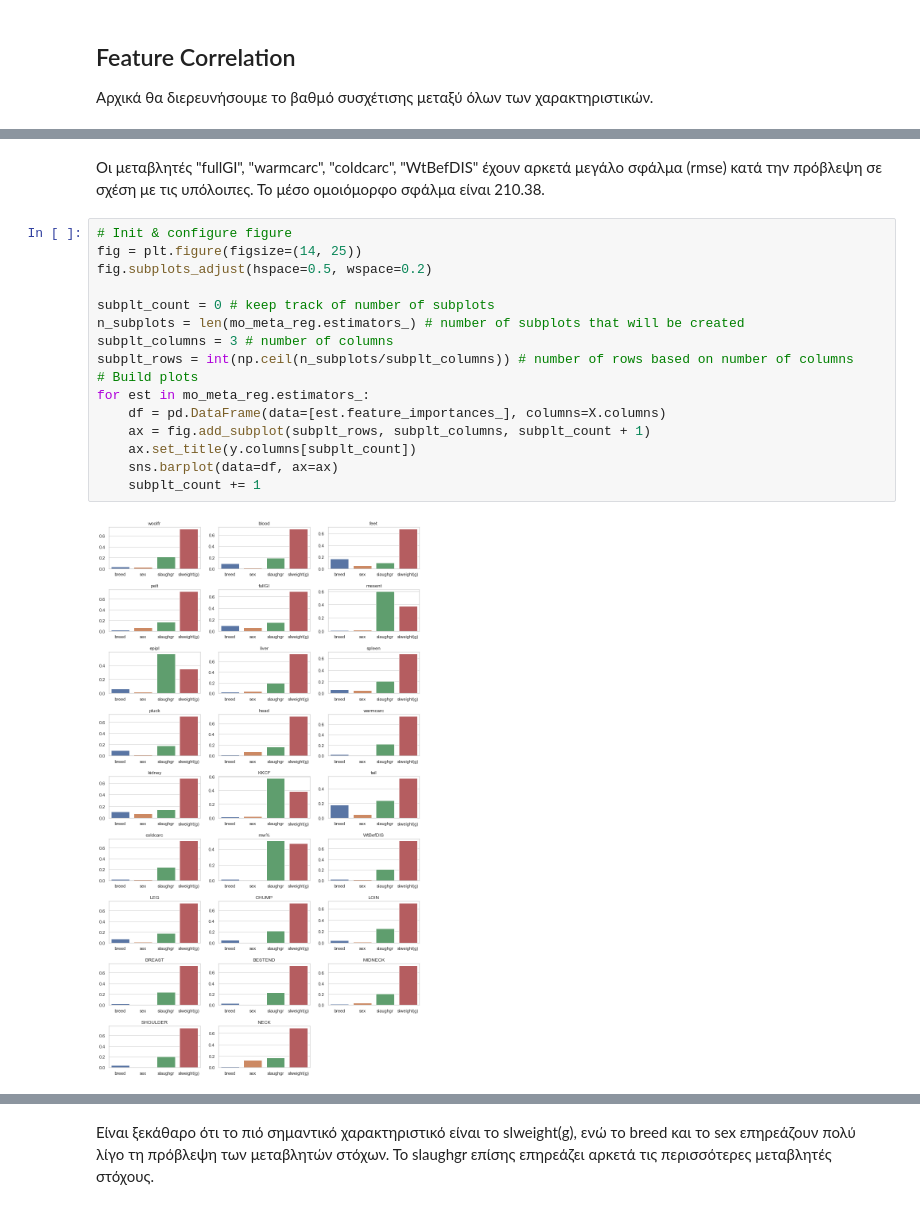
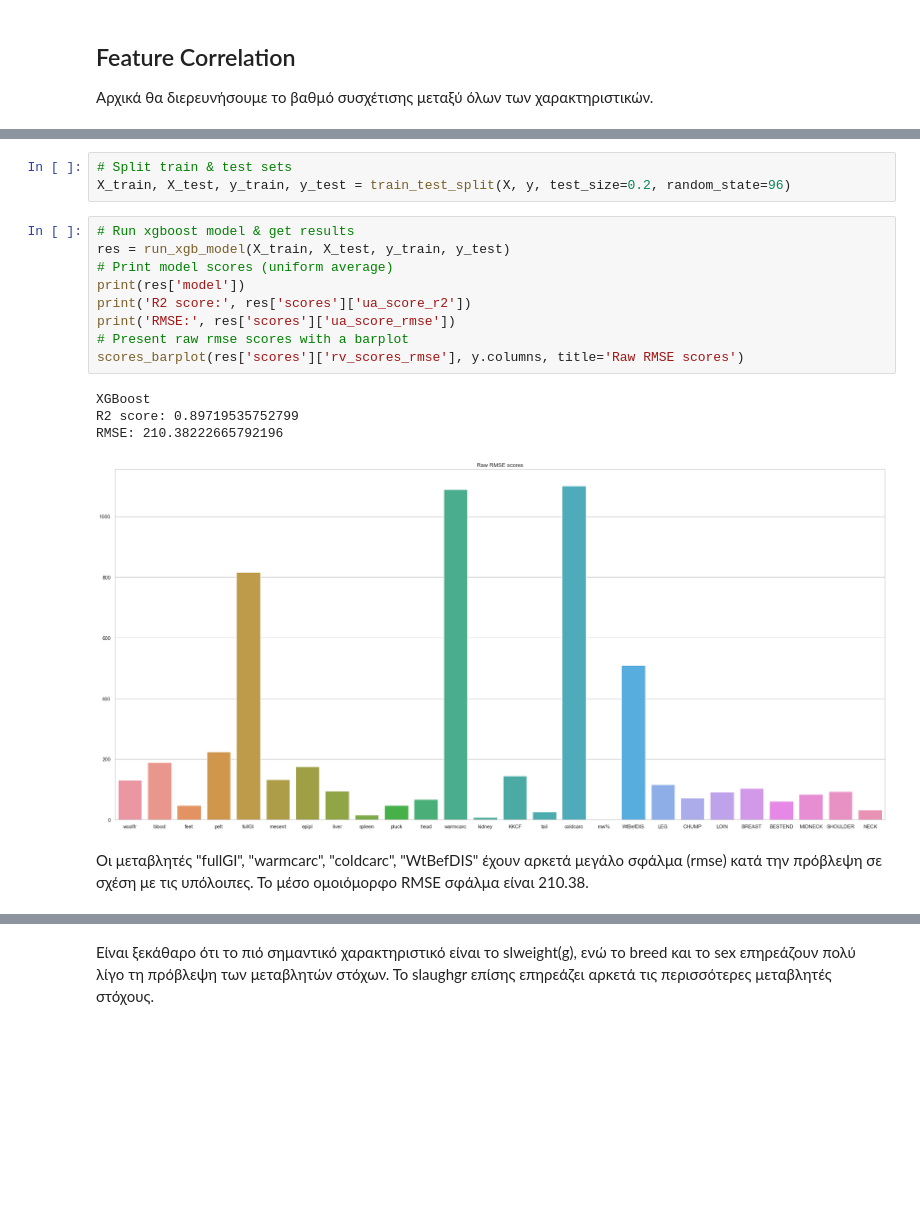
Before and after one commit to antonis-ant/thesis-code, a Jupyter notebook: EDA_notebook.ipynb, the cells around one changed output, grey strips where cells are left out. Saved outputs shown, nothing was run; the diff lists cells and outputs as text; blank space fills up the shorter version.

```diff
--- a/EDA_notebook.ipynb
+++ b/EDA_notebook.ipynb
@@ -225,21 +190,20 @@ sns.barplot(data=scores_df)
+# %%
+# Split train & test sets
+X_train, X_test, y_train, y_test = train_test_split(X, y, test_size=0.2, random_state=96)
+# %%
+# Run xgboost model & get results
+res = run_xgb_model(X_train, X_test, y_train, y_test)
+# Print model scores (uniform average)
+print(res['model'])
+print('R2 score:', res['scores']['ua_score_r2'])
+print('RMSE:', res['scores']['ua_score_rmse'])
+# Present raw rmse scores with a barplot
+scores_barplot(res['scores']['rv_scores_rmse'], y.columns, title='Raw RMSE scores')
+# %% [output]
+XGBoost
+R2 score: 0.89719535752799
+RMSE: 210.38222665792196
+[figure, added]
 # %% [markdown]
 Οι μεταβλητές "fullGI", "warmcarc", "coldcarc", "WtBefDIS" έχουν αρκετά μεγάλο σφάλμα (rmse) κατά την πρόβλεψη σε σχέση
-με τις υπόλοιπες. Το μέσο ομοιόμορφο σφάλμα είναι 210.38.
+με τις υπόλοιπες. Το μέσο ομοιόμορφο RMSE σφάλμα είναι 210.38.
-# %%
-# Init & configure figure
-fig = plt.figure(figsize=(14, 25))
-fig.subplots_adjust(hspace=0.5, wspace=0.2)
-
-subplt_count = 0 # keep track of number of subplots
-n_subplots = len(mo_meta_reg.estimators_) # number of subplots that will be created
-subplt_columns = 3 # number of columns
-subplt_rows = int(np.ceil(n_subplots/subplt_columns)) # number of rows based on number of columns
-# Build plots
-for est in mo_meta_reg.estimators_:
-    df = pd.DataFrame(data=[est.feature_importances_], columns=X.columns)
-    ax = fig.add_subplot(subplt_rows, subplt_columns, subplt_count + 1)
-    ax.set_title(y.columns[subplt_count])
-    sns.barplot(data=df, ax=ax)
-    subplt_count += 1
-# %% [output]
-[figure, removed]
```
Also changed, not shown: parts of 23 cells of this notebook, 2 other files.
